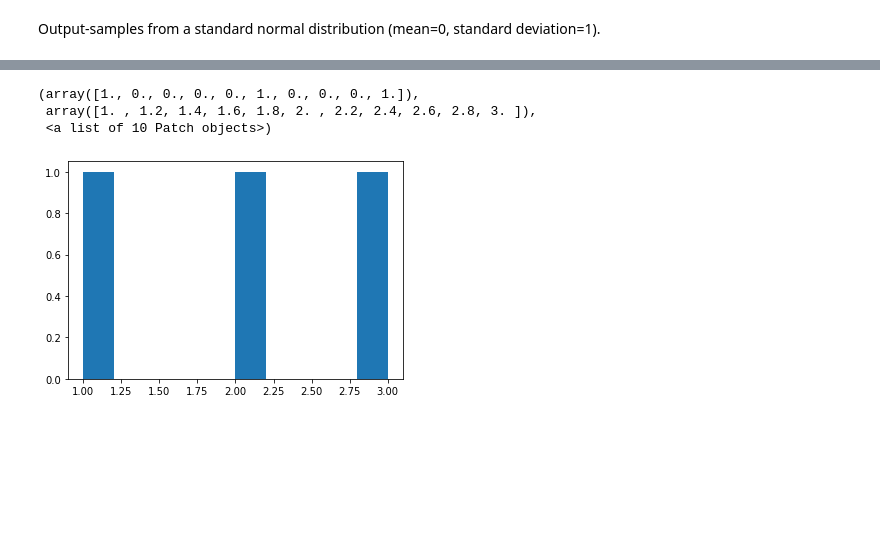
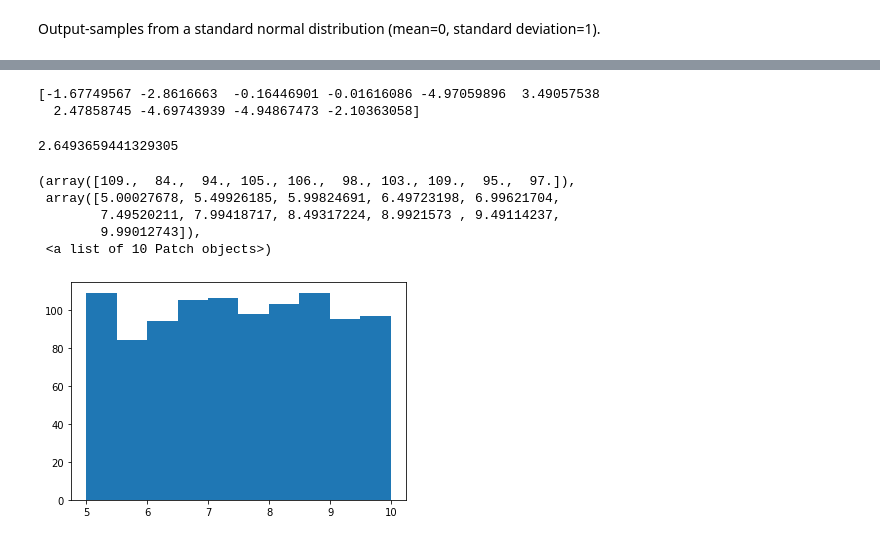
Before and after one commit to Crkonova76/Assignment-2019_Programming-for-Data-Analysis, a Jupyter notebook: Introduction to numpy.random package.ipynb, the cells around one changed output, grey strips where cells are left out. Cells and saved outputs as stored; diff of their text form; code cells hidden in the pictures; blank space fills up the shorter version.

Commit message:
Simple random sample-more examples

```diff
--- a/Introduction to numpy.random package.ipynb
+++ b/Introduction to numpy.random package.ipynb
@@ -182,0 +337,5 @@ s.shape
+# %%
+print(s)
+# %% [output]
+[-1.67749567 -2.8616663  -0.16446901 -0.01616086 -4.97059896  3.49057538
+  2.47858745 -4.69743939 -4.94867473 -2.10363058]
@@ -183,7 +344,15 @@ s.shape
+# %%
+print(s)
+# %% [output]
+2.6493659441329305
+# %%
+s = np.random.uniform(5,10,1000)
 # %%
-pl.hist(s.shape)
+pl.hist(s)
 # %% [output]
-(array([1., 0., 0., 0., 0., 1., 0., 0., 0., 1.]),
- array([1. , 1.2, 1.4, 1.6, 1.8, 2. , 2.2, 2.4, 2.6, 2.8, 3. ]),
+(array([109.,  84.,  94., 105., 106.,  98., 103., 109.,  95.,  97.]),
+ array([5.00027678, 5.49926185, 5.99824691, 6.49723198, 6.99621704,
+        7.49520211, 7.99418717, 8.49317224, 8.9921573 , 9.49114237,
+        9.99012743]),
  <a list of 10 Patch objects>)
-[figure, old version]
+[figure, new version]
```
Also changed, not shown: parts of 69 cells of this notebook, 1 other file.
